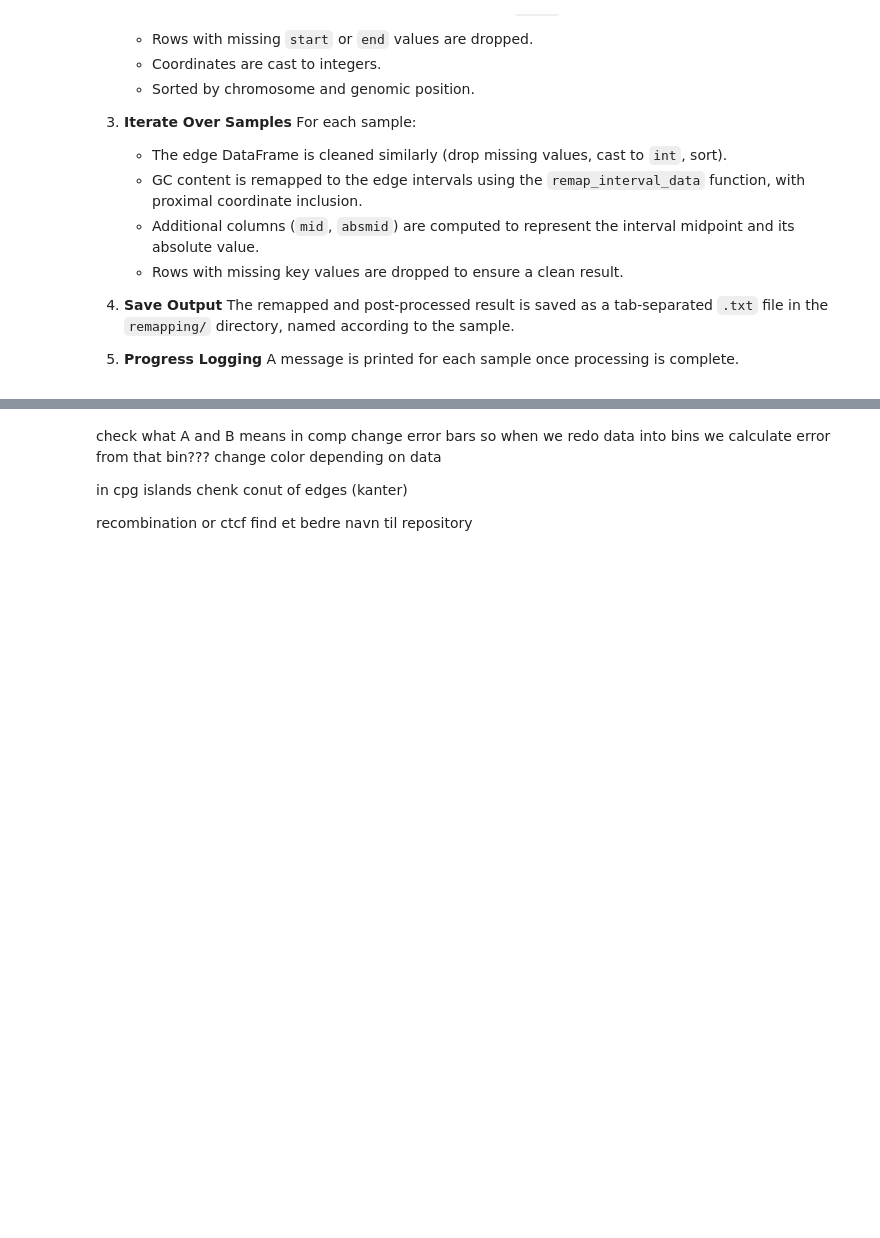
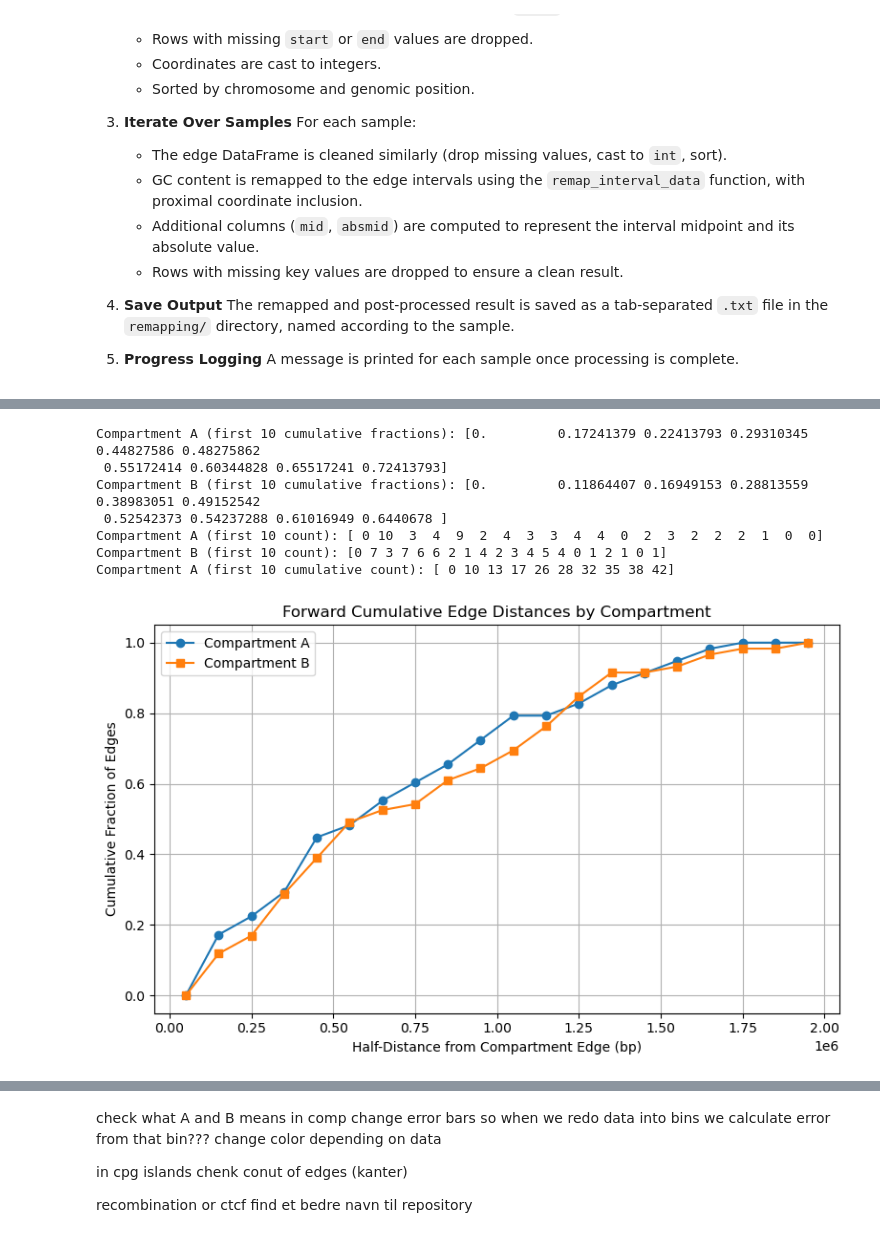
Before and after one commit to munch-group/johan_gpn_v2, a Jupyter notebook: notebooks/04.2 GC content.ipynb, the cells around one changed output, grey strips where cells are left out. Drawn from its saved outputs; the diff is of its cells as text; code cells hidden in the pictures; blank space fills up the shorter version.

Commit message:
Implement code changes to enhance functionality and improve performance

```diff
--- a/notebooks/04.2 GC content.ipynb
+++ b/notebooks/04.2 GC content.ipynb
@@ -448 +504,75 @@ plot_gc_by_compartment_with_error(fibroblast_A, fibroblast_B)
+# %%
+import numpy as np
+import matplotlib.pyplot as plt
+
+# --- Parameters ---
+max_dist = 2_000_000
+num_bins = 20
+bin_edges = np.linspace(0, max_dist, num_bins + 1)
+bin_centers = 0.5 * (bin_edges[:-1] + bin_edges[1:])
+
+# --- Function to bin half-distances by compartment ---
+
+def bin_half_distances_by_compartment(comp, max_dist=2_000_000, bins=20):
+    bin_edges = np.linspace(0, max_dist, bins + 1)
+
+    results_A = {}
+    results_B = {}
+
+    for compartment, result in zip(['A', 'B'], [results_A, results_B]):
+        subset = comp[comp['comp'] == compartment]
+        start = subset['start'].values
+
+        if len(start) < 2:
+            counts = np.zeros(bins, dtype=int)
+        else:
+            half_distances = [(start[i+1] - start[i]) / 2 for i in range(len(start) - 1)]
+            counts, _ = np.histogram(half_distances, bins=bin_edges)
+
+        result["counts"] = counts
+        cumulative_count = np.cumsum(counts)
+        result["cumulative_count"] = cumulative_count
+        result["cumulative_fraction"] = (
+            np.cumsum(counts) / np.sum(counts) if np.sum(counts) > 0 else np.zeros(bins)
+        )
+
+    return results_A, results_B #, A_uncorected, B_uncorrected
+
+# --- Run the function ---
+# Replace this with your actual DataFrame
+# Example: edge_df = sperm_e1_100kb_10Mb_edges_AB
+edge_df = sperm_e1_100kb_10Mb_edges_AB  # Example
+
+# Get results for A and B
+result_A, result_B = bin_half_distances_by_compartment(edge_df)
+
+print("Compartment A (first 10 cumulative fractions):", result_A["cumulative_fraction"][:10])
+print("Compartment B (first 10 cumulative fractions):", result_B["cumulative_fraction"][:10])
+print("Compartment A (first 10 count):", result_A["counts"])
+print("Compartment B (first 10 count):", result_B["counts"])
+print("Compartment A (first 10 cumulative count):", result_A["cumulative_count"][:10])
+
+
+# Plot
+plt.figure(figsize=(8, 5))
+plt.plot(bin_centers, result_A["cumulative_fraction"], marker='o', label='Compartment A')
+plt.plot(bin_centers, result_B["cumulative_fraction"], marker='s', label='Compartment B')
+
+
+plt.title("Forward Cumulative Edge Distances by Compartment")
+plt.xlabel("Half-Distance from Compartment Edge (bp)")
+plt.ylabel("Cumulative Fraction of Edges")
+plt.grid(True)
+plt.legend()
+plt.tight_layout()
+plt.show()
+# %% [output]
+Compartment A (first 10 cumulative fractions): [0.         0.17241379 0.22413793 0.29310345 0.44827586 0.48275862
+ 0.55172414 0.60344828 0.65517241 0.72413793]
+Compartment B (first 10 cumulative fractions): [0.         0.11864407 0.16949153 0.28813559 0.38983051 0.49152542
+ 0.52542373 0.54237288 0.61016949 0.6440678 ]
+Compartment A (first 10 count): [ 0 10  3  4  9  2  4  3  3  4  4  0  2  3  2  2  2  1  0  0]
+Compartment B (first 10 count): [0 7 3 7 6 6 2 1 4 2 3 4 5 4 0 1 2 1 0 1]
+Compartment A (first 10 cumulative count): [ 0 10 13 17 26 28 32 35 38 42]
+[figure, added]
 # %%
```
Also changed, not shown: parts of 17 cells of this notebook, 1 other file.
